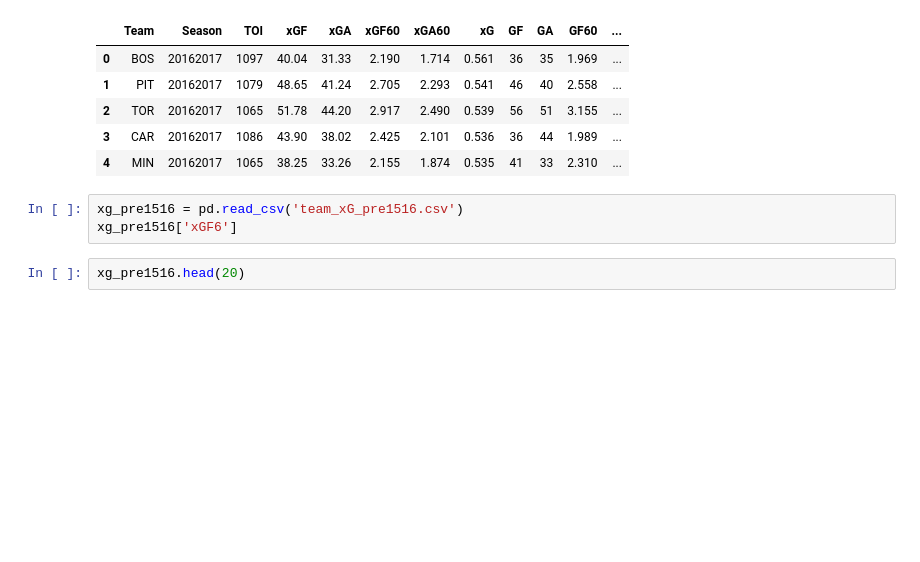
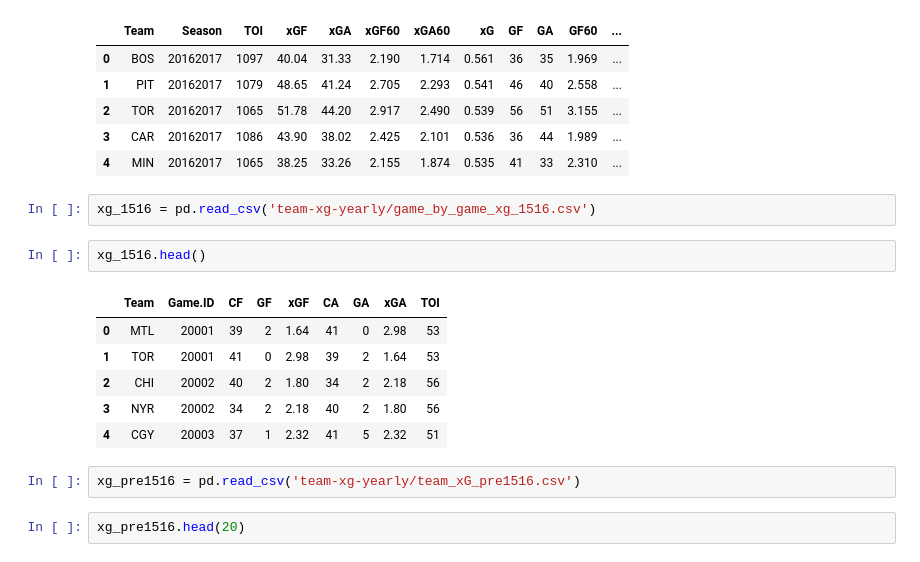
Before and after one commit to davidventuri/hockey, a Jupyter notebook: xg-y2y/xg_analysis.ipynb, the cells around one changed output. Drawn from its saved outputs; the diff is of its cells as text; blank space fills up the shorter version.

```diff
--- a/xg-y2y/xg_analysis.ipynb
+++ b/xg-y2y/xg_analysis.ipynb
@@ -73,9 +11,19 @@ xg_1617.head()
 | 2 | TOR | 20162017 | 1065 | 51.78 | 44.20 | 2.917 | 2.490 | 0.539 | 56 | 51 | 3.155 | ... |
 | 3 | CAR | 20162017 | 1086 | 43.90 | 38.02 | 2.425 | 2.101 | 0.536 | 36 | 44 | 1.989 | ... |
 | 4 | MIN | 20162017 | 1065 | 38.25 | 33.26 | 2.155 | 1.874 | 0.535 | 41 | 33 | 2.310 | ... |
+# %%
+xg_1516 = pd.read_csv('team-xg-yearly/game_by_game_xg_1516.csv')
+# %%
+xg_1516.head()
+# %% [output]
+|  | Team | Game.ID | CF | GF | xGF | CA | GA | xGA | TOI |
+| 0 | MTL | 20001 | 39 | 2 | 1.64 | 41 | 0 | 2.98 | 53 |
+| 1 | TOR | 20001 | 41 | 0 | 2.98 | 39 | 2 | 1.64 | 53 |
+| 2 | CHI | 20002 | 40 | 2 | 1.80 | 34 | 2 | 2.18 | 56 |
+| 3 | NYR | 20002 | 34 | 2 | 2.18 | 40 | 2 | 1.80 | 56 |
+| 4 | CGY | 20003 | 37 | 1 | 2.32 | 41 | 5 | 2.32 | 51 |
 # %%
-xg_pre1516 = pd.read_csv('team_xG_pre1516.csv')
-xg_pre1516['xGF6']
+xg_pre1516 = pd.read_csv('team-xg-yearly/team_xG_pre1516.csv')
 # %%
 xg_pre1516.head(20)
 # %% [output]
```
Also changed, not shown: parts of 36 cells of this notebook.
